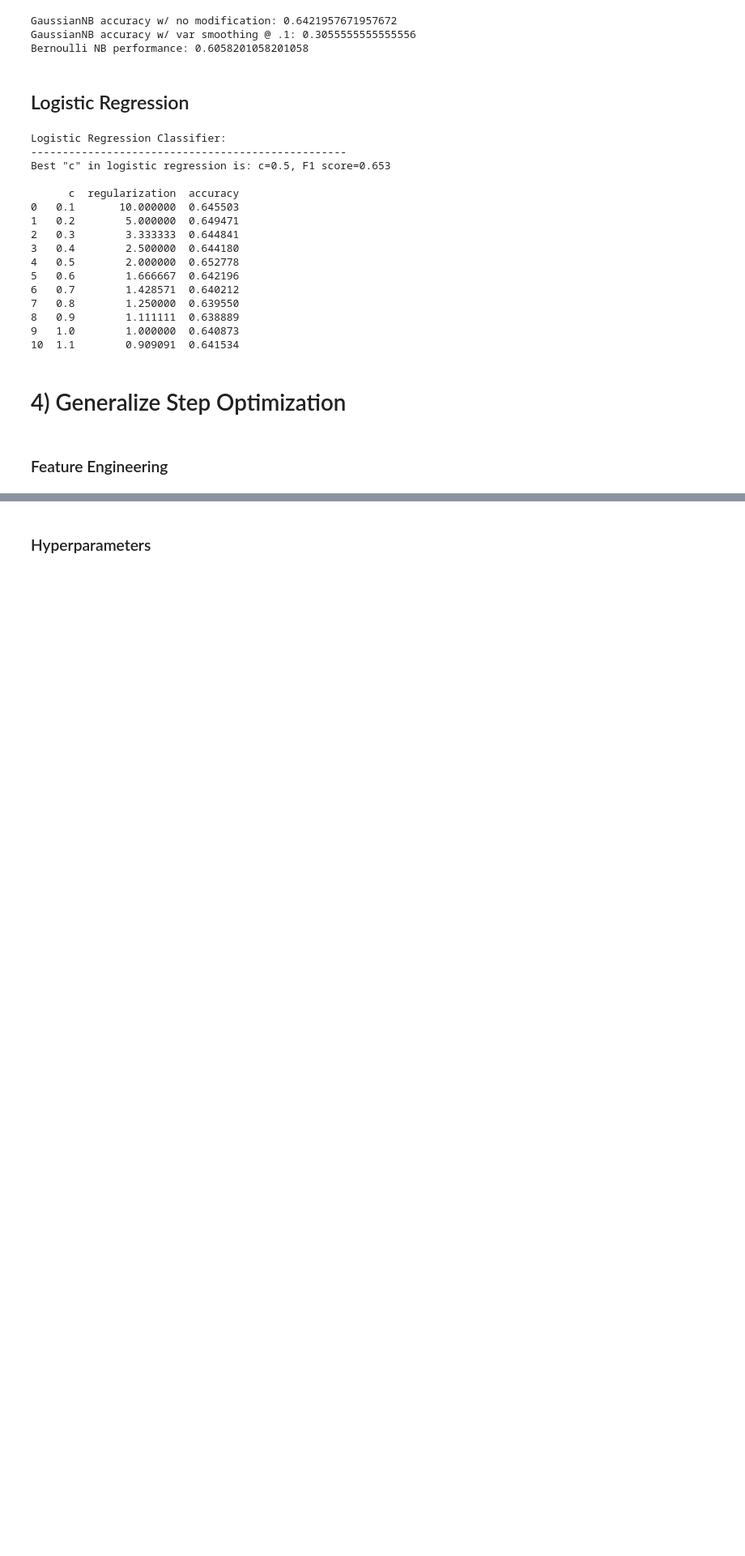
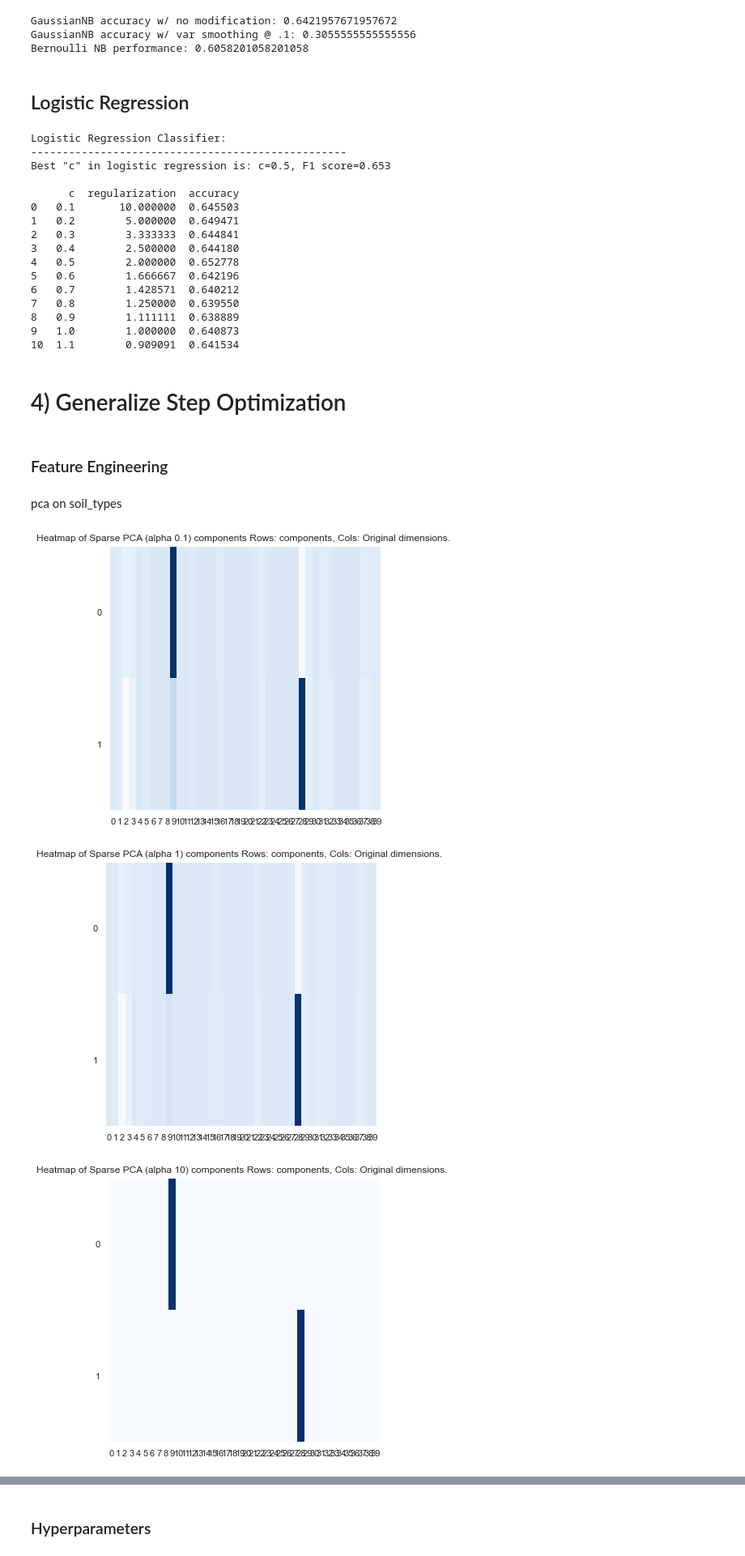
Before and after one commit to sams-data/mids-w207_9_sp22_forest_cover_classification, a Jupyter notebook: Submissions/bridwell_carmeli_hand_stephens_final_project.ipynb, the cells around one changed output, grey strips where cells are left out. Shown at 81% size. Cells and saved outputs as stored; diff of their text form; code cells hidden in the pictures; blank space fills up the shorter version.

```diff
--- a/Submissions/bridwell_carmeli_hand_stephens_final_project.ipynb
+++ b/Submissions/bridwell_carmeli_hand_stephens_final_project.ipynb
@@ -628,3 +714,12 @@ Best "c" in logistic regression is: c=0.5, F1 score=0.653
 # 4) Generalize Step Optimization
 # %% [markdown]
 ### Feature Engineering
+# %% [markdown]
+pca on soil_types
+# %%
+# get feature indexes for Soil_Types
+other_idx = [i for i, col in enumerate(train.columns) if not 'Soil' in col and 'Cover' not in col]
+soil_type_idx = [i for i, col in enumerate(train.columns) if 'Soil' in col]
+
+soil_type_features = train_data[:, soil_type_idx]
+other_features = train_data[:, other_idx]
@@ -630,0 +751,46 @@ Best "c" in logistic regression is: c=0.5, F1 score=0.653
+# %%
+def pca_testing():
+    # change alpha and watch as dimensions get dropped
+    n_comp = 2
+
+    ###############
+    plt.figure(figsize=(6, 6))
+    alpha_set = 0.1
+    spca = SparsePCA(n_components = n_comp, alpha=alpha_set, tol=0.1) # always done now, depreciated #, normalize_components=True)
+    spca.fit(soil_type_features)
+    p2 = plt.subplot(1, 1, 1)
+    visualize_pca_comps_heatmap(p2, spca.components_, alpha_set)
+    ###############
+
+    ###############
+    plt.figure(figsize=(6, 6))
+    alpha_set = 1
+    spca = SparsePCA(n_components = n_comp, alpha=alpha_set, tol=0.1) # always done now, depreciated #, normalize_components=True)
+    spca.fit(soil_type_features)
+    p2 = plt.subplot(1, 1, 1)
+    visualize_pca_comps_heatmap(p2, spca.components_, alpha_set)
+    ###############
+
+    ###############
+    plt.figure(figsize=(6, 6))
+    alpha_set = 10
+    spca = SparsePCA(n_components = n_comp, alpha=alpha_set, tol=0.1) # always done now, depreciated #, normalize_components=True)
+    spca.fit(soil_type_features)
+    p2 = plt.subplot(1, 1, 1)
+    visualize_pca_comps_heatmap(p2, spca.components_, alpha_set)
+    ###############
+
+    ###############
+    plt.figure(figsize=(6, 6))
+    alpha_set = 100
+    spca = SparsePCA(n_components = n_comp, alpha=alpha_set, tol=0.1) # always done now, depreciated #, normalize_components=True)
+    spca.fit(soil_type_features)
+    p2 = plt.subplot(1, 1, 1)
+    visualize_pca_comps_heatmap(p2, spca.components_, alpha_set)
+    ###############
+
+pca_testing()
+# %% [output]
+[figure, added]
+[figure, added]
+[figure, added]
```
Also changed, not shown: parts of 11 cells of this notebook.
